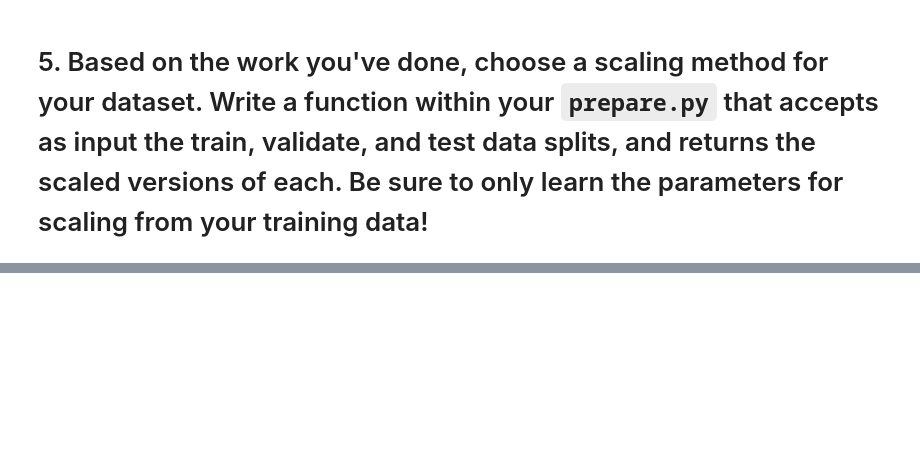
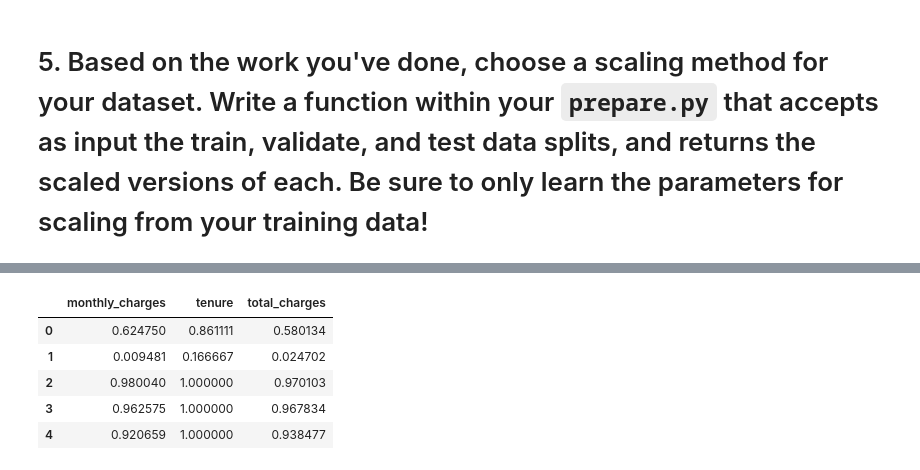
Before and after one commit to o0amandagomez0o/regression-exercises, a Jupyter notebook: scaling.ipynb, the cells around one changed output, grey strips where cells are left out. Drawn from its saved outputs; the diff is of its cells as text; code cells hidden in the pictures; blank space fills up the shorter version.

Commit message:
completed prepare.py functs & updated README

```diff
--- a/scaling.ipynb
+++ b/scaling.ipynb
@@ -275,3 +275,7 @@ plt.show()
 [figure]
 # %% [markdown]
 # 5. Based on the work you've done, choose a scaling method for your dataset. Write a function within your `prepare.py` that accepts as input the train, validate, and test data splits, and returns the scaled versions of each. Be sure to only learn the parameters for scaling from your training data!
+# %%
+train, validate, test = prepare.prepare_telco()
+# %%
+train_scaled, validate_scaled, test_scaled = prepare.scaled_telco(train, validate, test)
@@ -277,0 +302,9 @@ plt.show()
+# %%
+train_scaled.head()
+# %% [output]
+|  | monthly_charges | tenure | total_charges |
+| 0 | 0.624750 | 0.861111 | 0.580134 |
+| 1 | 0.009481 | 0.166667 | 0.024702 |
+| 2 | 0.980040 | 1.000000 | 0.970103 |
+| 3 | 0.962575 | 1.000000 | 0.967834 |
+| 4 | 0.920659 | 1.000000 | 0.938477 |
```
Also changed, not shown: parts of 1 cell of this notebook, 2 other files.
